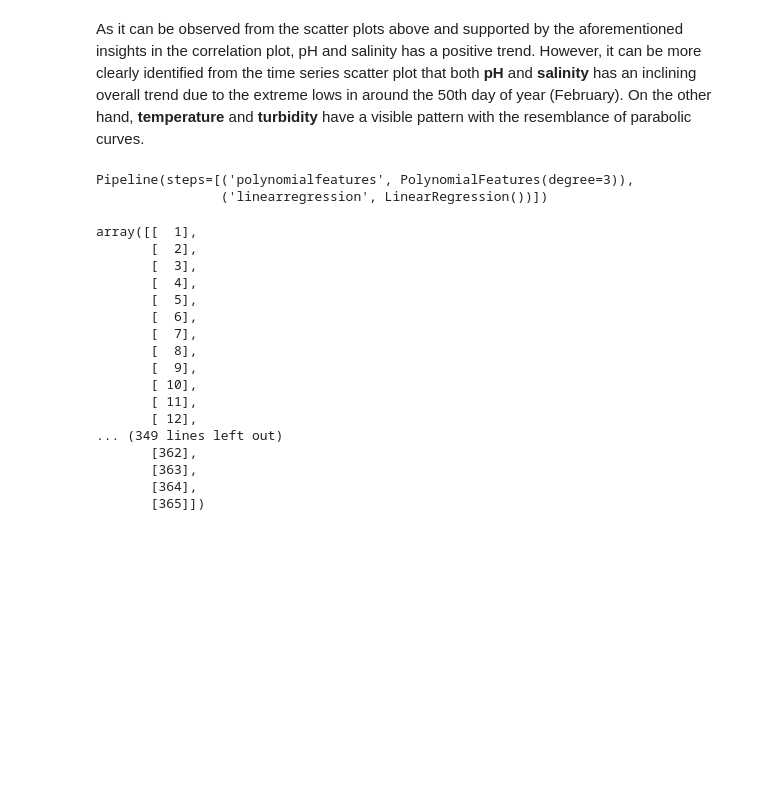
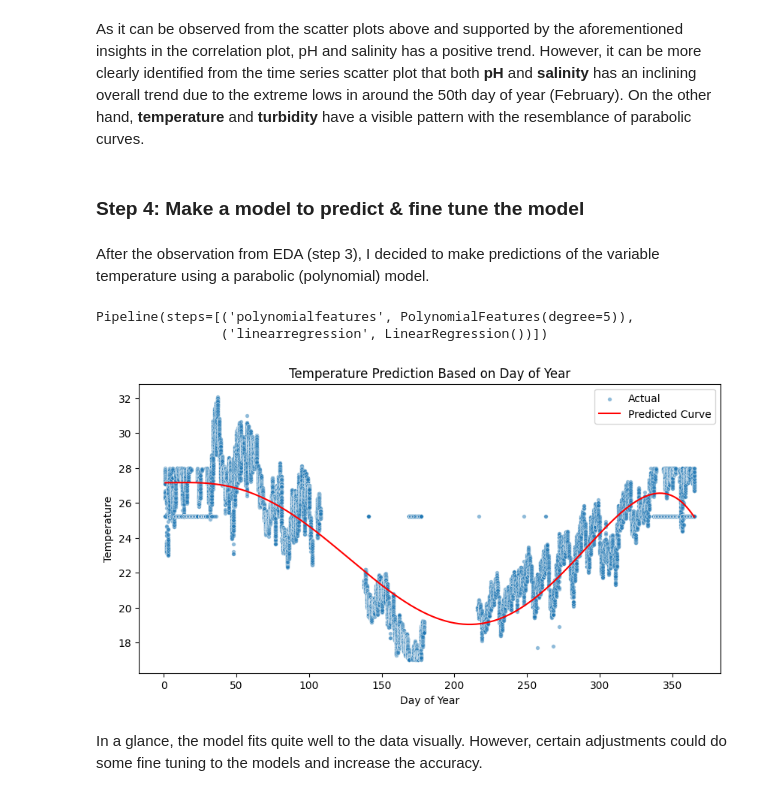
Before and after one commit to jasonzelin/data-analytics-portfolio, a Jupyter notebook: australia_water_quality_monitoring/notebook.ipynb, the cells around one changed output. Saved outputs shown, nothing was run; the diff lists cells and outputs as text; code cells hidden in the pictures; blank space fills up the shorter version.

Commit message:
Adding actual vs prediction plot & narrative to fine tuning

```diff
--- a/australia_water_quality_monitoring/notebook.ipynb
+++ b/australia_water_quality_monitoring/notebook.ipynb
@@ -144,32 +143,33 @@ plt.show()
 # %% [markdown]
 As it can be observed from the scatter plots above and supported by the aforementioned insights in the correlation plot, pH and salinity has a positive trend. However, it can be more clearly identified from the time series scatter plot that both **pH** and **salinity** has an inclining overall trend due to the extreme lows in around the 50th day of year (February). On the other hand, **temperature** and **turbidity** have a visible pattern with the resemblance of parabolic curves.
+# %% [markdown]
+### Step 4: Make a model to predict & fine tune the model
+# %% [markdown]
+After the observation from EDA (step 3), I decided to make predictions of the variable temperature using a parabolic (polynomial) model.
 # %%
 X = df[['Day of year']]
 y = df['Temperature']
 
 # Fit polynomial regression of degree 3
-model = make_pipeline(PolynomialFeatures(degree=3), LinearRegression())
+model = make_pipeline(PolynomialFeatures(degree=5), LinearRegression())
 model.fit(X, y)
 # %% [output]
-Pipeline(steps=[('polynomialfeatures', PolynomialFeatures(degree=3)),
+Pipeline(steps=[('polynomialfeatures', PolynomialFeatures(degree=5)),
                 ('linearregression', LinearRegression())])
-# %%
-np.arange(1, 366).reshape(-1,1)
-# %% [output]
-array([[  1],
-       [  2],
-       [  3],
-       [  4],
-       [  5],
-       [  6],
-       [  7],
-       [  8],
-       [  9],
-       [ 10],
-       [ 11],
-       [ 12],
-... (349 lines left out)
-       [362],
-       [363],
-       [364],
-       [365]])
+# %%
+days = np.arange(1, 366).reshape(-1,1)
+predicted_temp = model.predict(days)
+
+# Plot actual + predicted
+plt.figure(figsize=(10, 5))
+sns.scatterplot(x='Day of year', y='Temperature', data=df, s=15, alpha=0.5, label="Actual")
+plt.plot(days, predicted_temp, color='red', label="Predicted Curve")
+plt.xlabel("Day of Year")
+plt.ylabel("Temperature")
+plt.legend()
+plt.title("Temperature Prediction Based on Day of Year")
+plt.show()
+# %% [output]
+[figure, added]
+# %% [markdown]
+In a glance, the model fits quite well to the data visually. However, certain adjustments could do some fine tuning to the models and increase the accuracy.
```
Also changed, not shown: parts of 4 cells of this notebook.
